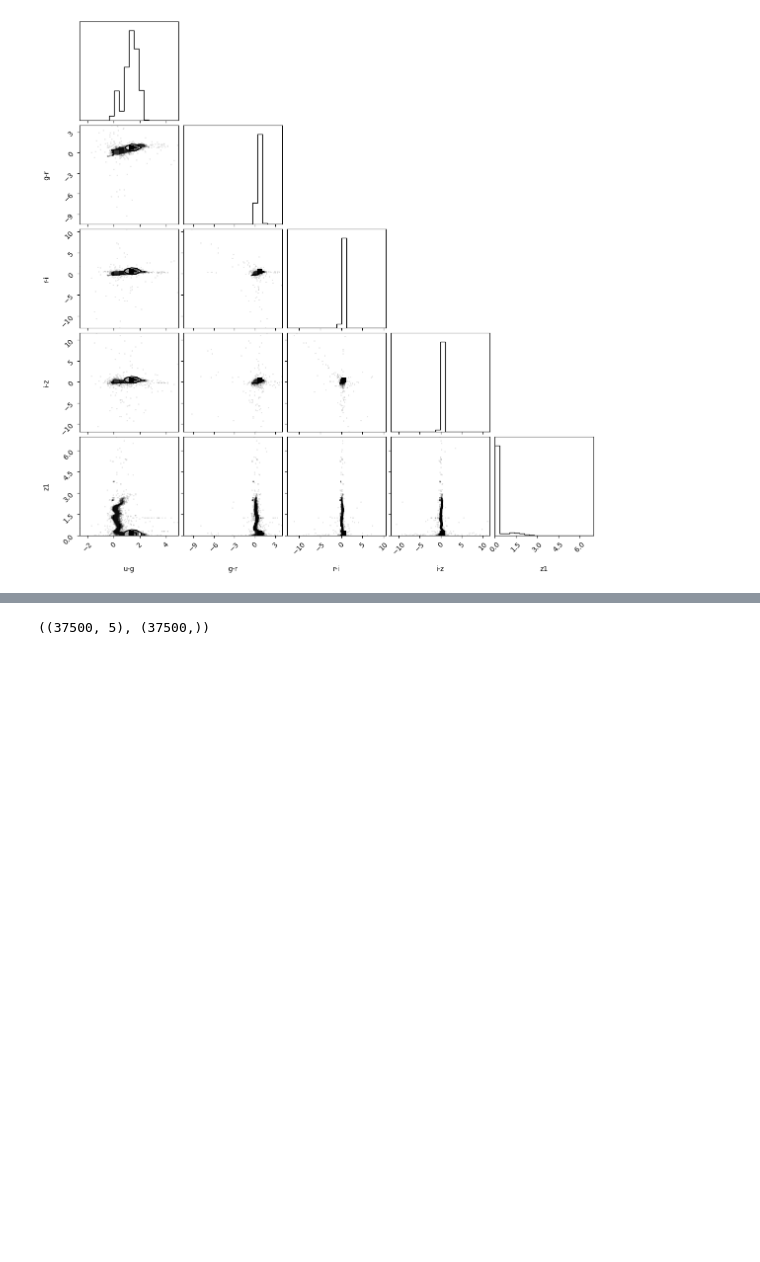
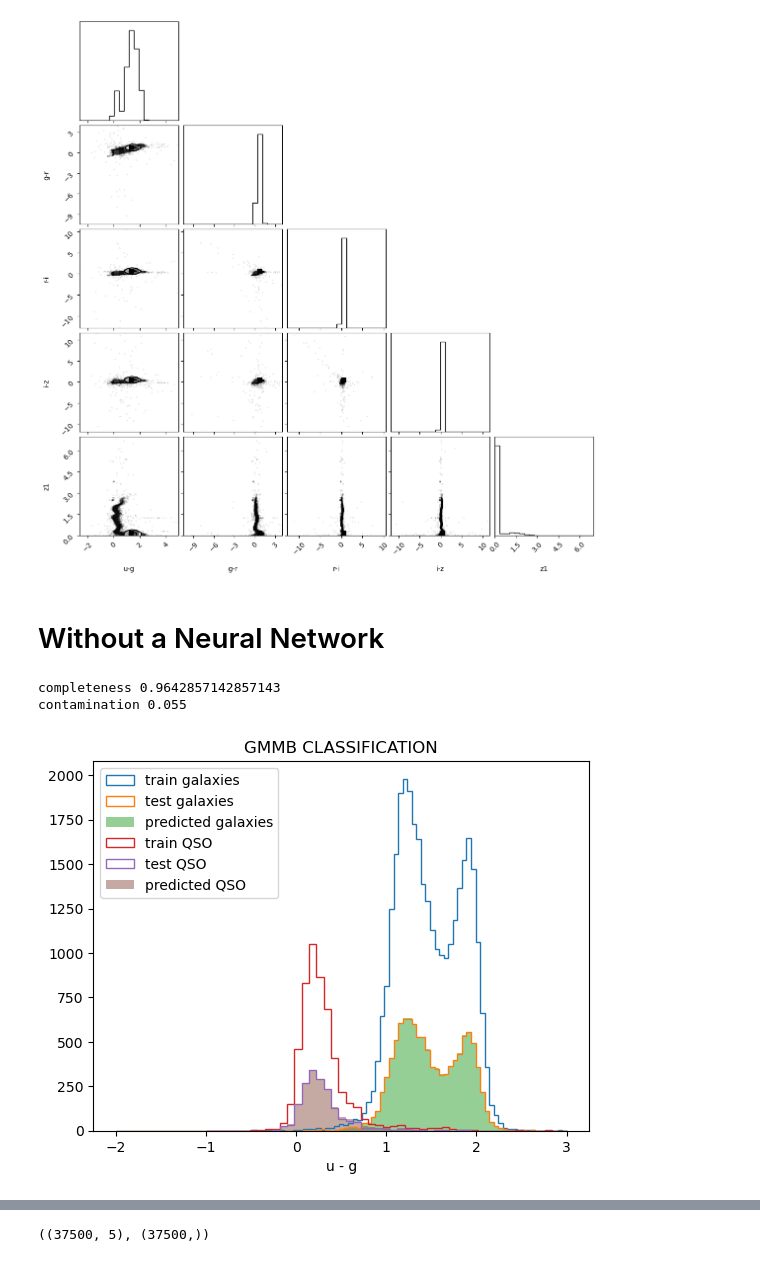
Before and after one commit to ebianchi803/astrostatistics_bicocca_2026, a Jupyter notebook: working/L22.ipynb, the cells around one changed output, grey strips where cells are left out. Saved outputs shown, nothing was run; the diff lists cells and outputs as text; code cells hidden in the pictures; blank space fills up the shorter version.

```diff
--- a/working/L22.ipynb
+++ b/working/L22.ipynb
@@ -73,3 +58,6 @@ WARNING:root:Too few points to create valid contours
 WARNING:root:Too few points to create valid contours
 WARNING:root:Too few points to create valid contours
 [figure]
+# %%
+bins = np.linspace(-2,3,100)
+bins2 = np.linspace(-4,4,100)
@@ -75,0 +68,37 @@ WARNING:root:Too few points to create valid contours
+# %% [markdown]
+# Without a Neural Network
+# %%
+(X_train_gmmb, X_test_gmmb), (y_train_gmmb, y_test_gmmb) = split_samples(X, y, [0.75, 0.25],
+                                                     random_state=0)
+# %%
+from astroML.classification import GMMBayes
+
+gmmb = GMMBayes(3)
+gmmb.fit(X_train_gmmb,y_train_gmmb)
+
+y_pred_gmmb = gmmb.predict(X_test_gmmb)
+# %%
+completeness, contamination = completeness_contamination(y_pred_gmmb, y_test_gmmb)
+
+print("completeness", completeness)
+print("contamination", contamination)
+# %% [output]
+completeness 0.9642857142857143
+contamination 0.055
+# %%
+bins3 = np.linspace(-1,3,50)
+
+plt.hist(X_train_gmmb[:,0][y_train_gmmb==0], bins, histtype='step', label='train galaxies')
+plt.hist(X_test_gmmb[:,0][y_test_gmmb==0], bins, histtype='step', label='test galaxies')
+plt.hist(X_test_gmmb[:,0][y_pred_gmmb==0], bins, label='predicted galaxies', alpha = 0.5)
+
+plt.hist(X_train_gmmb[:,0][y_train_gmmb==1], bins3, histtype='step', label='train QSO')
+plt.hist(X_test_gmmb[:,0][y_test_gmmb==1], bins3, histtype='step', label='test QSO')
+plt.hist(X_test_gmmb[:,0][y_pred_gmmb==1], bins3, label='predicted QSO', alpha = 0.5)
+
+
+plt.title('GMMB CLASSIFICATION')
+plt.xlabel('u - g')
+plt.legend();
+# %% [output]
+[figure, added]
```
Also changed, not shown: parts of 31 cells of this notebook.
